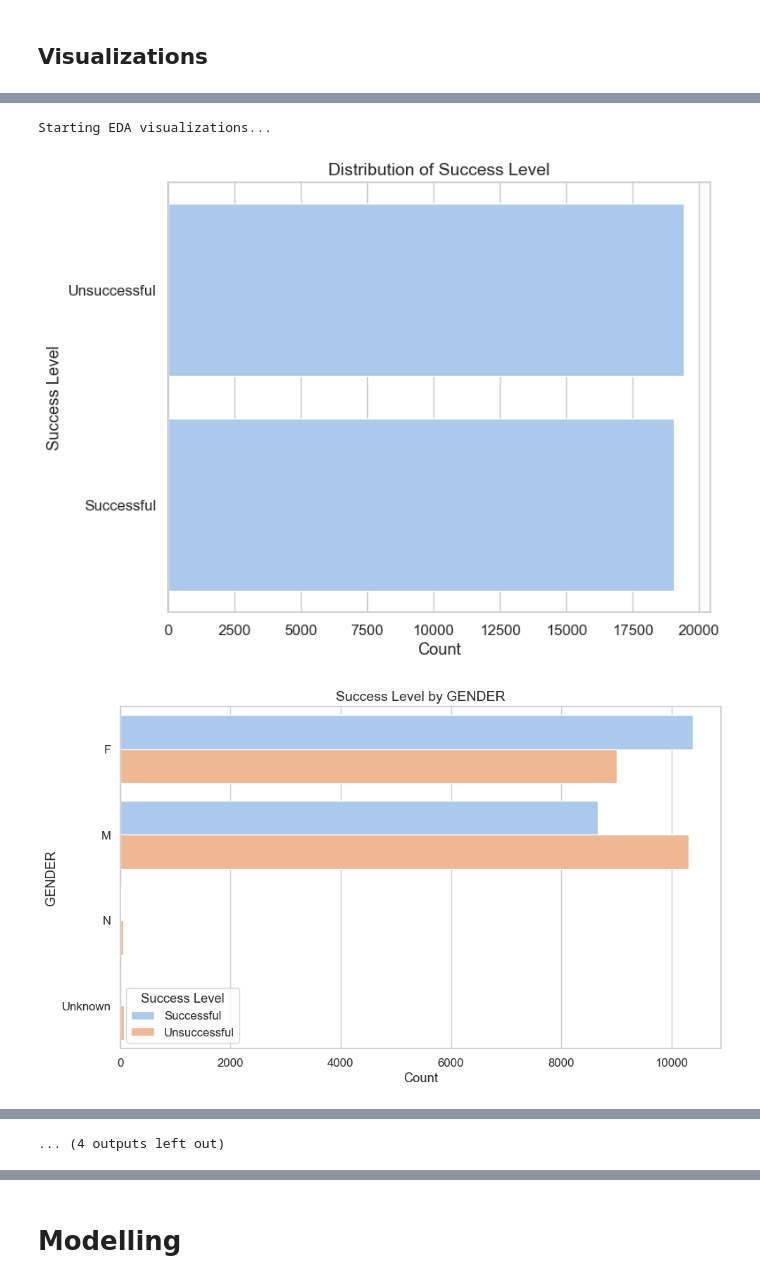
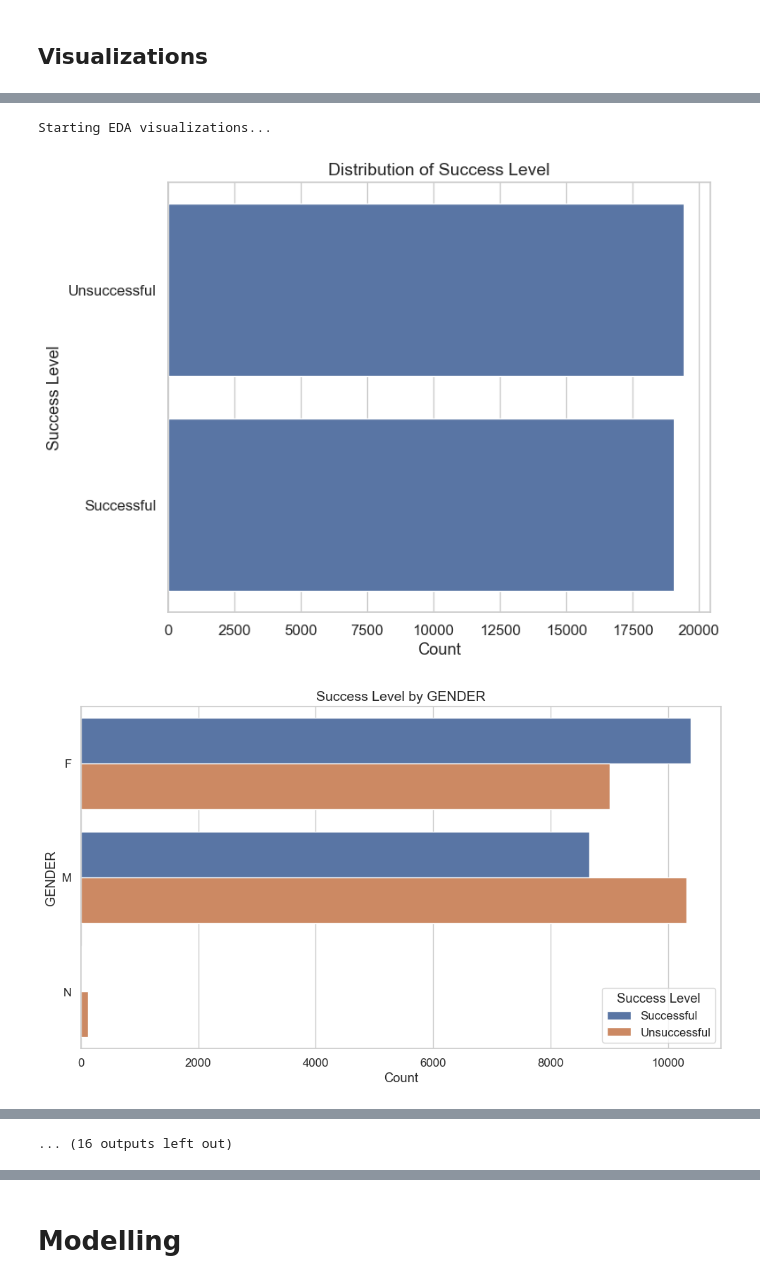
Before and after one commit to flopsysgit/LMSmodelling, a Jupyter notebook: LMS.ipynb, the cells around one changed output, grey strips where cells are left out. Cells and saved outputs as stored; diff of their text form; code cells hidden in the pictures.

```diff
--- a/LMS.ipynb
+++ b/LMS.ipynb
@@ -436,6 +436,11 @@ print(df_user['APPL_STATUS_IN_CA_NAME_first'].isnull().sum())
+# %%
+# Fill NaN with a string (e.g., 'Missing')
+for col in df_user.columns:
+    if df_user[col].dtype == 'object':
+        # Fill NaN with a specific string
+        df_user[col] = df_user[col].fillna('Unknown')
 # %%
-categorical_cols = ['SUCCESS_LEVEL_last','ADMIT_TERM_CODE_first','PRIMARY_PROGRAM_CODE_first', 'GENDER_first', 'APPL_STATUS_IN_CA_NAME_first', 'CURRENT_STAY_STATUS_last','session_span_days']
-for col in categorical_cols:
+for col in df_user.columns:
     print(f"\nValue Counts for {col}:")
     print(df_user[col].value_counts(normalize=False))
     print(f"Missing in {col}: {df_user[col].isnull().sum()}")
@@ -460,2 +464,0 @@ Missing in session_span_days: 0
-# %%
-df_user = df_user.reset_index()
@@ -484,13 +487,5 @@ memory usage: 5.9+ MB
-# %%
-# Fill NaN with a string (e.g., 'Missing')
-for col in categorical_cols:
-    df_user[col] = df_user[col].fillna('Unknown')
-
-# Or, remove rows with NaN in the categorical columns
-# df_user = df_user.dropna(subset=categorical_cols)
 # %%
-sns.set_theme(style='whitegrid', palette='pastel', font_scale=1.1)
-
+sns.set_theme(style='whitegrid', font_scale=1.1, palette='deep')
 print("Starting EDA visualizations...")
 
 # --- Target Variable Distribution ---
@@ -503,8 +498,9 @@ plt.tight_layout()
 plt.show()
 
 # --- Categorical Predictors vs. Success Level ---
-categorical_cols = ['GENDER_first', 'APPL_STATUS_IN_CA_NAME_first',
-                    'CURRENT_STAY_STATUS_last']
+categorical_cols = [col for col in df_user.columns if df_user[col].dtype == 'object']
+categorical_cols.remove('SUCCESS_LEVEL_last')  # Exclude target variable
+
 
 for col in categorical_cols:
     value_counts_index = df_user[col].value_counts().index
@@ -513,48 +509,40 @@ for col in categorical_cols:
 
     plt.figure(figsize=(10, 6))
     sns.countplot(data=df_user, y=col, hue='SUCCESS_LEVEL_last', order=unique_index)
     plt.title(f'Success Level by {col.replace("_first", "").replace("_last", "").replace("_", " ").strip()}', fontsize=14)
     plt.xlabel('Count')
     plt.ylabel(col.replace("_first", "").replace("_last", "").replace("_", " ").strip())
     plt.legend(title='Success Level')
     plt.tight_layout()
     plt.show()
 
 # --- Numerical Predictors vs. Success Level (Box Plots) ---
-numerical_cols = ['SessionId_count', 'unique_active_days', 'session_span_days',
-                 'log_deviation_from_program',
-                  'rolling_7d_avg_logs']
+numerical_cols = df_user.select_dtypes(include=['int64', 'float64']).columns.tolist()
+numerical_cols.remove('PRIMARY_PROGRAM_CODE_first')  # Exclude
 
 for col in numerical_cols:
     plt.figure(figsize=(10, 6))
-    sns.boxplot(x='SUCCESS_LEVEL_last', y=col, data=df_user)
+    # Create a temporary DataFrame without rows where the current numerical column is NaN
+    df_plot = df_user.dropna(subset=[col])
+    sns.boxplot(x='SUCCESS_LEVEL_last', y=col, data=df_plot)
     plt.title(f'{col.replace("_", " ")} by Success Level', fontsize=14)
     plt.xlabel('Success Level')
     plt.ylabel(col.replace("_", " "))
     plt.tight_layout()
     plt.show()
 
 # --- Numerical Predictors vs. Success Level (Distribution Plots - KDE) ---
 for col in numerical_cols:
     plt.figure(figsize=(10, 6))
-    sns.kdeplot(data=df_user, x=col, hue='SUCCESS_LEVEL_last', fill=True, alpha=.5)
+    # Create a temporary DataFrame without rows where the current numerical column is NaN
+    df_plot = df_user.dropna(subset=[col])
+    sns.kdeplot(data=df_plot, x=col, hue='SUCCESS_LEVEL_last', fill=True, alpha=.5)
     plt.title(f'Distribution of {col.replace("_", " ")} by Success Level', fontsize=14)
     plt.xlabel(col.replace("_", " "))
     plt.ylabel('Density')
     plt.tight_layout()
     plt.show()
-
-# --- Correlation Heatmap of Numerical Features ---
-numerical_cols_for_corr = ['SessionId_count', 'unique_active_days', 'session_span_days',
-                        'log_deviation_from_program',
-                           'rolling_7d_avg_logs']
-plt.figure(figsize=(12, 10))
-corr_matrix = df_user[numerical_cols_for_corr].corr(numeric_only=True)
-sns.heatmap(corr_matrix, annot=True, fmt='.2f', cmap='coolwarm', linewidths=0.5, square=True)
-plt.title('Correlation Heatmap of Numerical Features', fontsize=14)
-plt.tight_layout()
-plt.show()
 # %% [output]
 Starting EDA visualizations...
-[figure, old version]
+[figure, new version]
-[figure, old version]
+[figure, new version]
@@ -570 +558 @@ Starting EDA visualizations...
-... (4 outputs left out)
+... (16 outputs left out)
```
Also changed, not shown: parts of 26 cells of this notebook, 3 other files.
